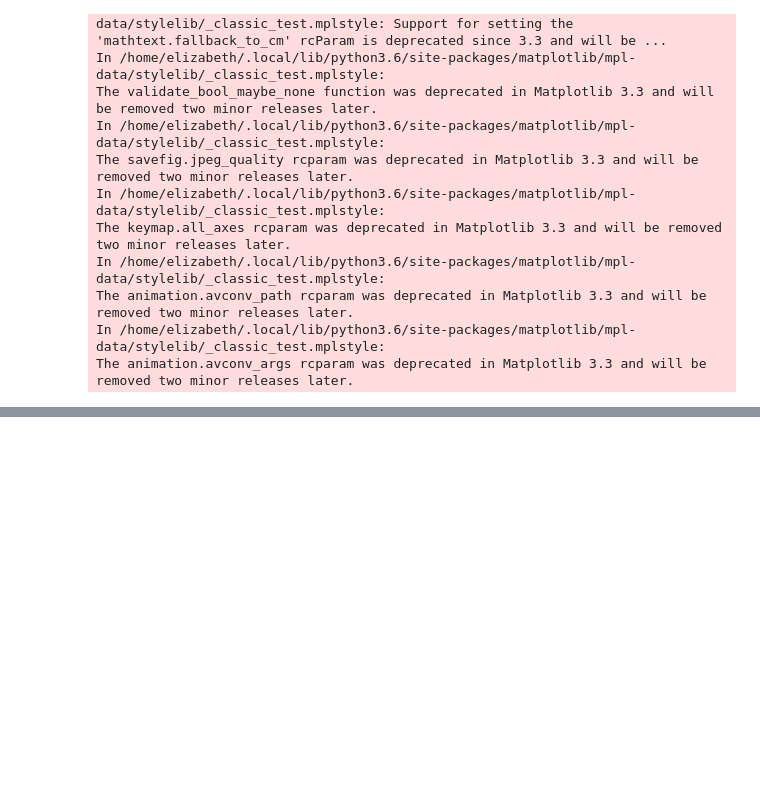
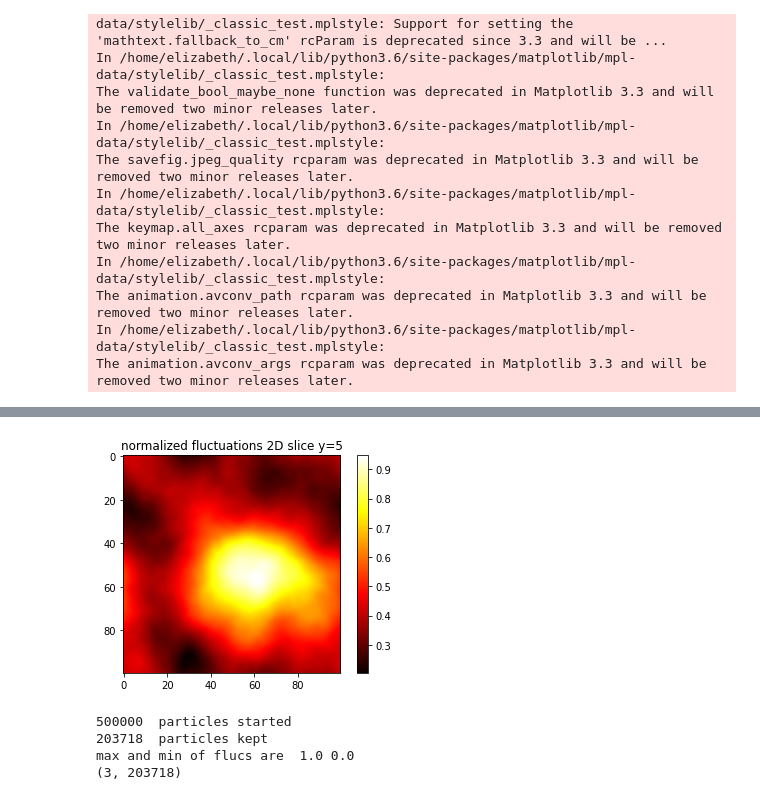
Before and after one commit to lizzord/phys512hw, a Jupyter notebook: final_project/nbody_part4.ipynb, the cells around one changed output, grey strips where cells are left out. Saved outputs shown, nothing was run; the diff lists cells and outputs as text; code cells hidden in the pictures; blank space fills up the shorter version.

```diff
--- a/final_project/nbody_part4.ipynb
+++ b/final_project/nbody_part4.ipynb
@@ -203,10 +180,16 @@ def generate_start_poisitions(num, num_part, DEBUG=False):
 # %%
-#TEST STUFF YAAAY plot a pretty, large picture
+#Large image of distribution map
 
-# num = 100
-# num_part = 5*10**5
-# x = generate_start_poisitions(num, num_part, DEBUG=True)
-# print(x.shape)
+num = 100
+num_part = 5*10**5
+x = generate_start_poisitions(num, num_part, DEBUG=True)
+print(x.shape)
+# %% [output]
+[figure, added]
+500000  particles started
+203718  particles kept
+max and min of flucs are  1.0 0.0
+(3, 203718)
 # %%
 #produce heat maps of the nbody density grid with the particles
 #show that it looks like the heatmap of the normalized fluctuations, with a little extra randomness
```
Also changed, not shown: parts of 13 cells of this notebook, 1 other file.
